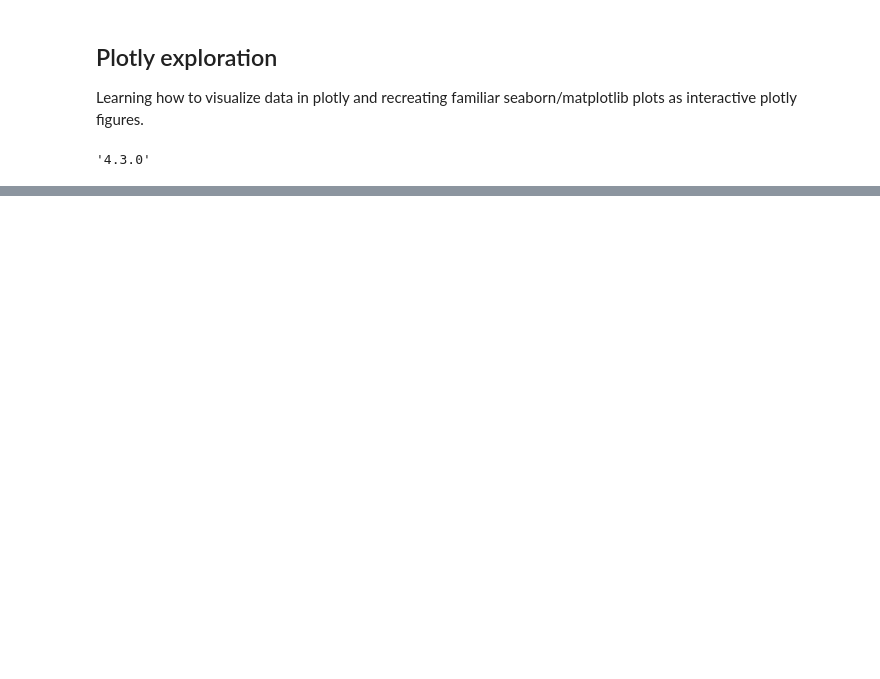
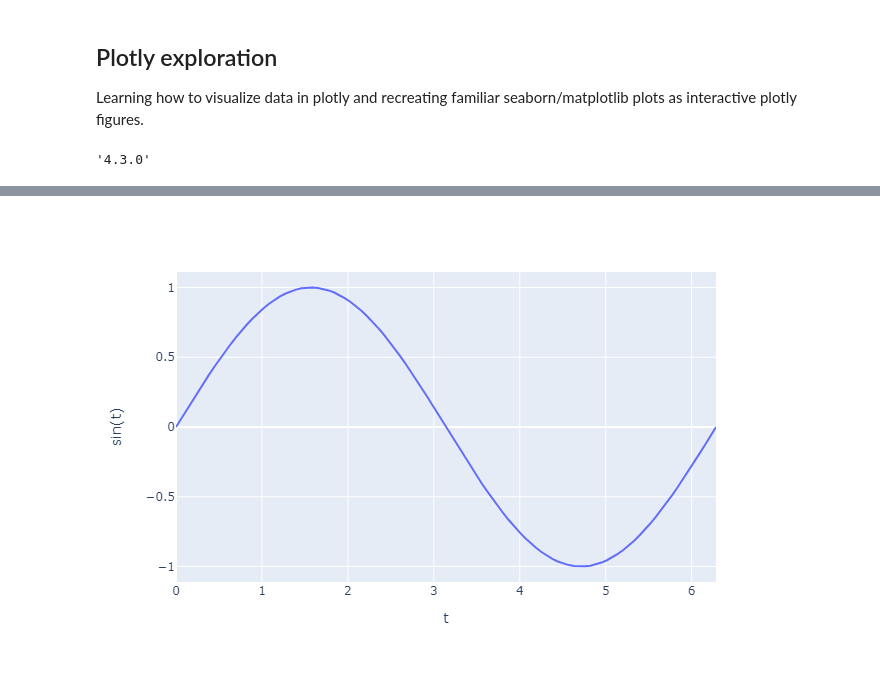
Before and after one commit to abdinourkadi/playground, a Jupyter notebook: visualization/plotly_exploration.ipynb, the cells around one changed output, grey strips where cells are left out. Drawn from its saved outputs; the diff is of its cells as text; code cells hidden in the pictures; blank space fills up the shorter version.

```diff
--- a/visualization/plotly_exploration.ipynb
+++ b/visualization/plotly_exploration.ipynb
@@ -39,0 +62,7 @@ fig
+# %%
+t = np.linspace(0, 2*np.pi, 100)
+
+fig = px.line(x=t, y=np.sin(t), labels={'x':'t', 'y':'sin(t)'})
+fig.show()
+# %% [output]
+[figure, added]
```
Also changed, not shown: parts of 8 cells of this notebook.
